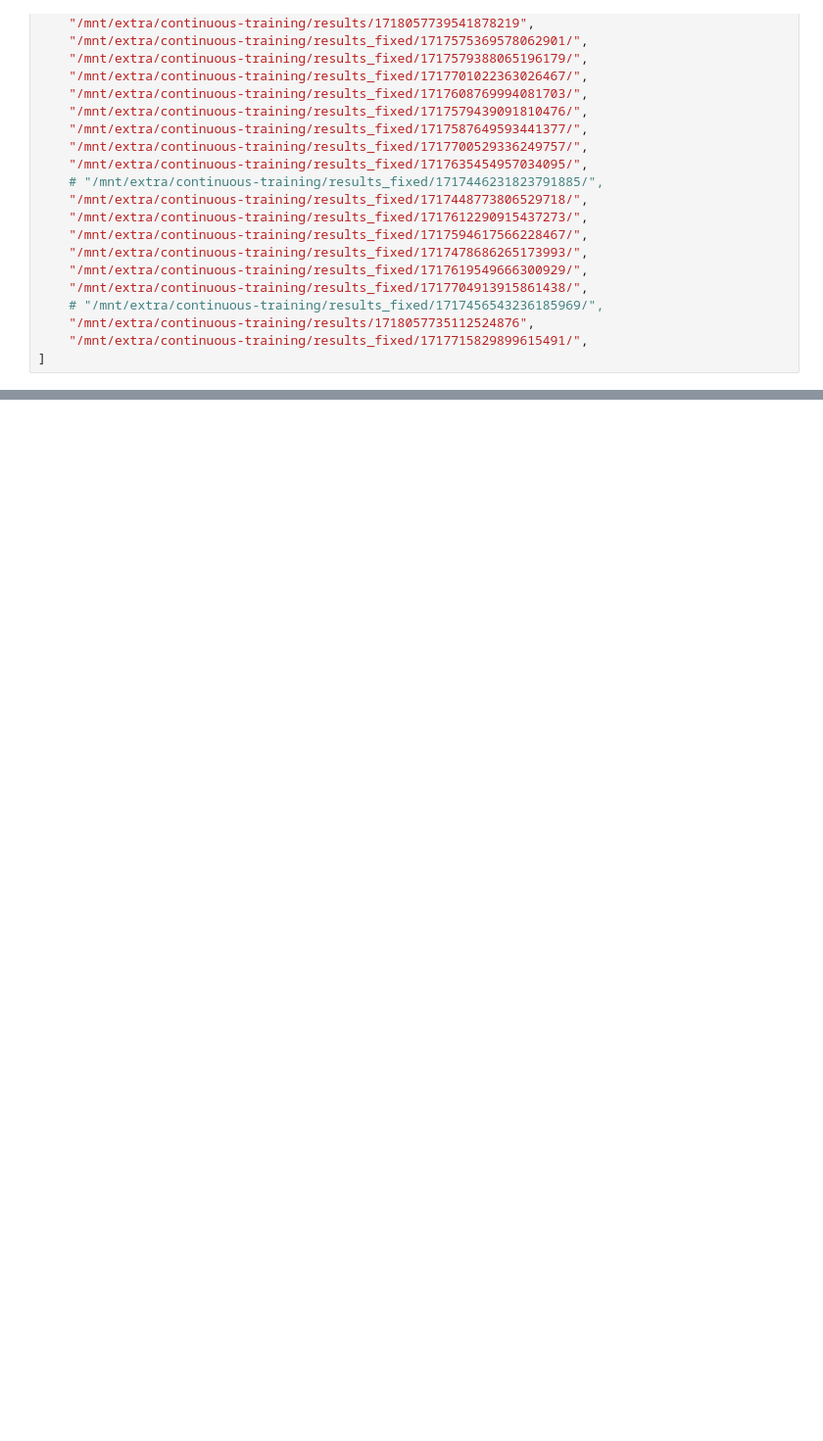
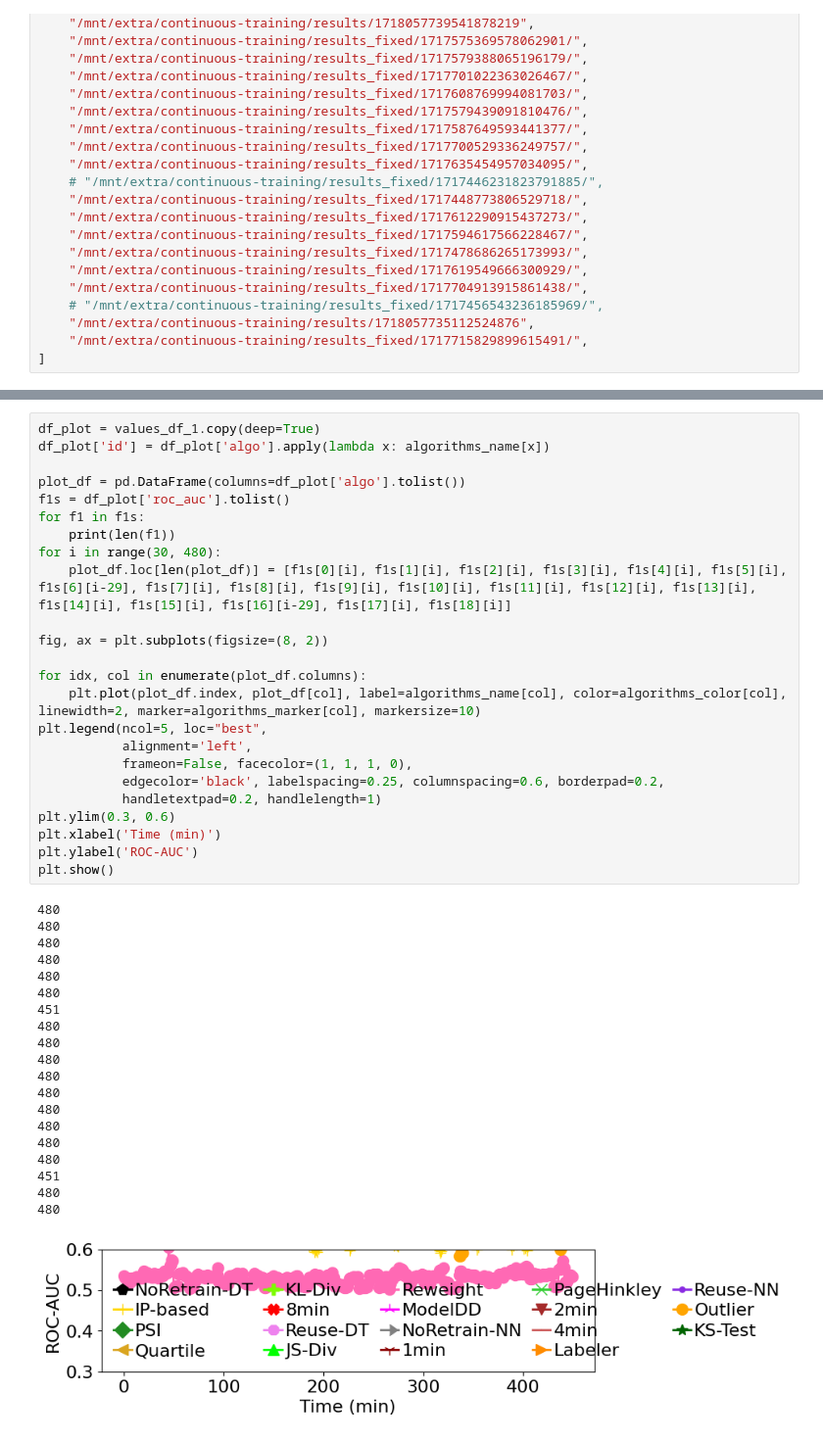
Before and after one commit to rannnayy/continuous-training, a Jupyter notebook: experiments/new_compare_all_minmax_roc.ipynb, the cells around one changed output, grey strips where cells are left out. Shown at 98% size. Cells and saved outputs as stored; diff of their text form; blank space fills up the shorter version.

```diff
--- a/experiments/new_compare_all_minmax_roc.ipynb
+++ b/experiments/new_compare_all_minmax_roc.ipynb
@@ -136,0 +410,45 @@ values_df_1
+# %%
+df_plot = values_df_1.copy(deep=True)
+df_plot['id'] = df_plot['algo'].apply(lambda x: algorithms_name[x])
+
+plot_df = pd.DataFrame(columns=df_plot['algo'].tolist())
+f1s = df_plot['roc_auc'].tolist()
+for f1 in f1s:
+    print(len(f1))
+for i in range(30, 480):
+    plot_df.loc[len(plot_df)] = [f1s[0][i], f1s[1][i], f1s[2][i], f1s[3][i], f1s[4][i], f1s[5][i], f1s[6][i-29], f1s[7][i], f1s[8][i], f1s[9][i], f1s[10][i], f1s[11][i], f1s[12][i], f1s[13][i], f1s[14][i], f1s[15][i], f1s[16][i-29], f1s[17][i], f1s[18][i]]
+
+fig, ax = plt.subplots(figsize=(8, 2))
+
+for idx, col in enumerate(plot_df.columns):
+    plt.plot(plot_df.index, plot_df[col], label=algorithms_name[col], color=algorithms_color[col], linewidth=2, marker=algorithms_marker[col], markersize=10)
+plt.legend(ncol=5, loc="best",
+           alignment='left',
+           frameon=False, facecolor=(1, 1, 1, 0),
+           edgecolor='black', labelspacing=0.25, columnspacing=0.6, borderpad=0.2,
+           handletextpad=0.2, handlelength=1)
+plt.ylim(0.3, 0.6)
+plt.xlabel('Time (min)')
+plt.ylabel('ROC-AUC')
+plt.show()
+# %% [output]
+480
+480
+480
+480
+480
+480
+451
+480
+480
+480
+480
+480
+480
+480
+480
+480
+451
+480
+480
+[figure, added]
```
Also changed, not shown: parts of 19 cells of this notebook, 12 other files.
